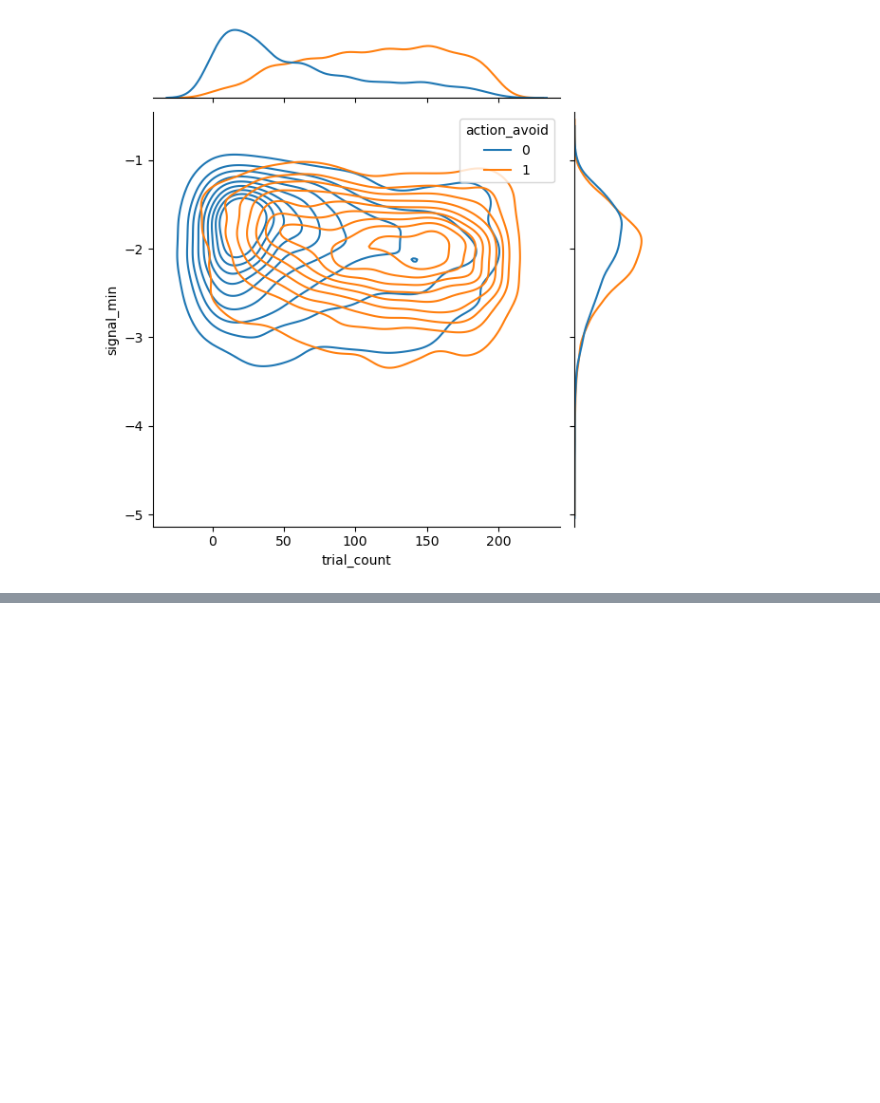
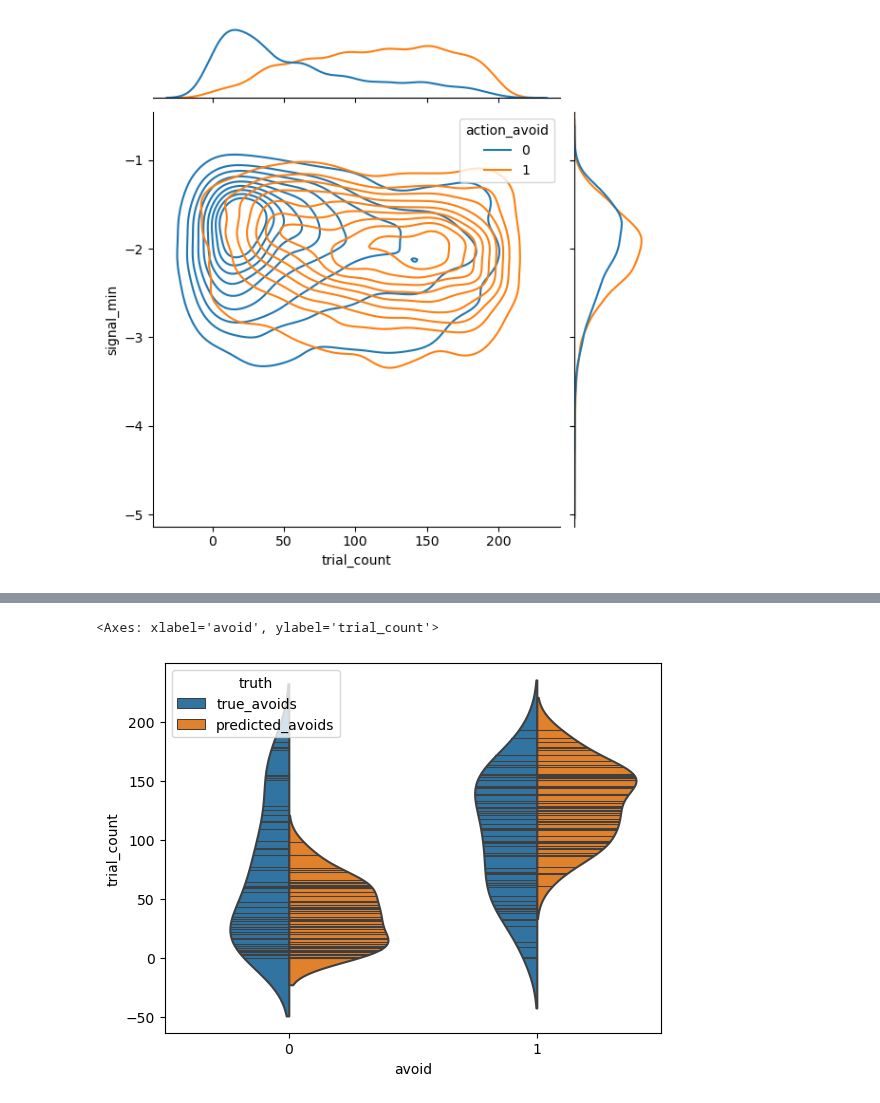
Before and after one commit to Mschaid/ENIGMA, a Jupyter notebook: notebooks/development/classifier_01.ipynb, the cells around one changed output, grey strips where cells are left out. Saved outputs shown, nothing was run; the diff lists cells and outputs as text; code cells hidden in the pictures; blank space fills up the shorter version.

```diff
--- a/notebooks/development/classifier_01.ipynb
+++ b/notebooks/development/classifier_01.ipynb
@@ -156,0 +170,11 @@ Epoch 50/50
+# %%
+sns.violinplot(data = selected_data,
+              x = 'avoid',
+              y = 'trial_count',
+              inner = 'stick',
+              split = True,
+              hue = 'truth',
+              alpha = 0.5)
+# %% [output]
+<Axes: xlabel='avoid', ylabel='trial_count'>
+[figure, added]
```
Also changed, not shown: parts of 20 cells of this notebook.
